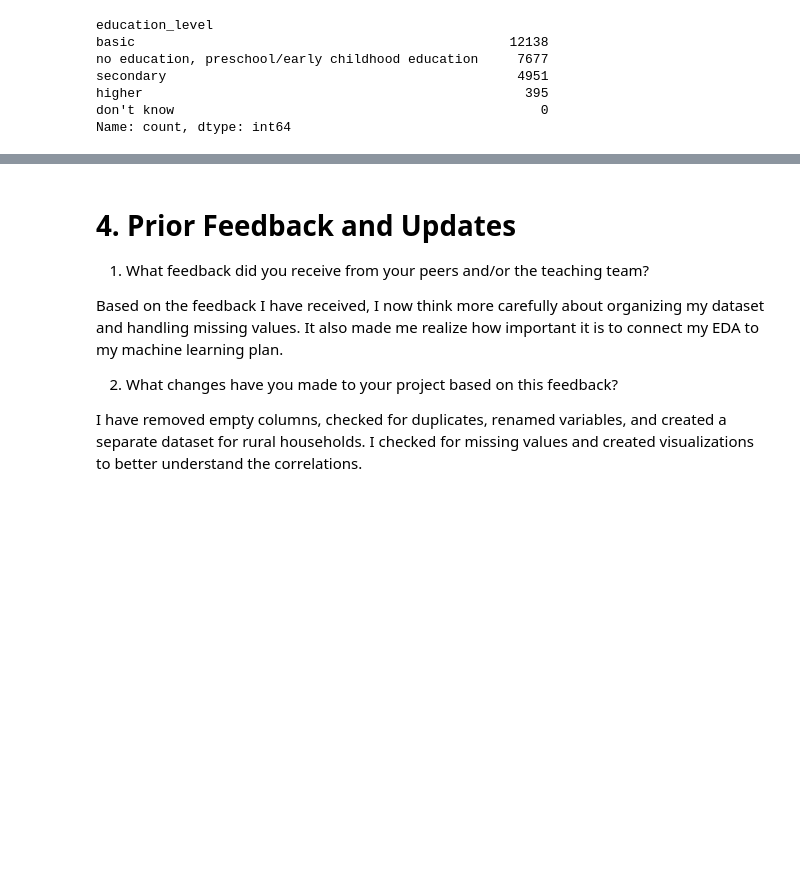
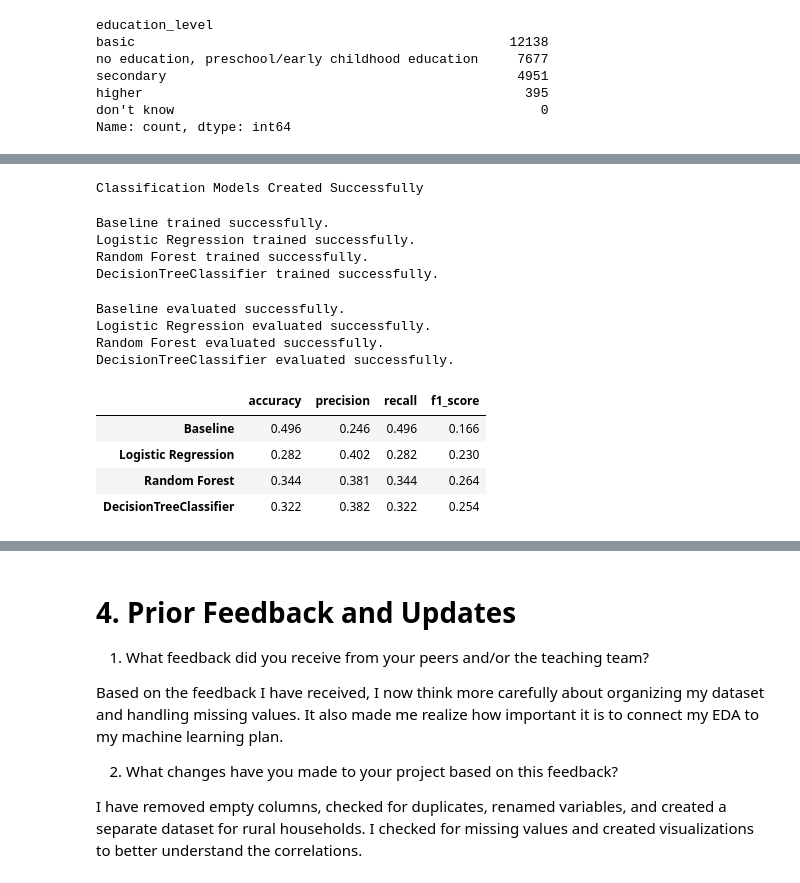
Before and after one commit to IT4063C-Fall2026/data-tech-analytics-final-project-reshikagg, a Jupyter notebook: source.ipynb, the cells around one changed output, grey strips where cells are left out. Drawn from its saved outputs; the diff is of its cells as text; code cells hidden in the pictures; blank space fills up the shorter version.

```diff
--- a/source.ipynb
+++ b/source.ipynb
@@ -795,0 +1005,73 @@ I plan to record unknown education levels and exclude the "don't know" from the
+# %%
+#3.6 Create Classifcation Models
+
+models = {
+    "Baseline": DummyClassifier(strategy='most_frequent', random_state=42),
+    "Logistic Regression": LogisticRegression(max_iter=1000, class_weight='balanced', random_state=42),
+    "Random Forest": RandomForestClassifier(n_estimators=100, class_weight='balanced', random_state=42),
+    "DecisionTreeClassifier": DecisionTreeClassifier(class_weight='balanced', random_state=42),
+}
+
+print("Classification Models Created Successfully")
+# %% [output]
+Classification Models Created Successfully
+# %%
+#3.7 Train Classfifcation Models
+
+trained_models = {}
+for model_name, model in models.items():
+    # Create a pipeline with preprocessing and the model
+    pipeline = Pipeline(steps=[
+        ('preprocessor', preprocessor),
+        ('classifier', model)
+    ])
+
+    # Train the model
+    pipeline.fit(x_train, y_train)
+
+    # Store the trained model
+    trained_models[model_name] = pipeline
+
+    print(f"{model_name} trained successfully.")
+# %% [output]
+Baseline trained successfully.
+Logistic Regression trained successfully.
+Random Forest trained successfully.
+DecisionTreeClassifier trained successfully.
+# %%
+#3.8 Evaluate Classification Models
+
+results = {}
+for model_name, pipeline in trained_models.items():
+    # Make predictions on the test set
+    y_pred = pipeline.predict(x_test)
+
+    # Calculate evaluation metrics
+    accuracy = accuracy_score(y_test, y_pred)
+    precision = precision_score(y_test, y_pred, average='weighted', zero_division=0)
+    recall = recall_score(y_test, y_pred, average='weighted', zero_division=0)
+    macro_f1 = f1_score(y_test, y_pred, average='macro', zero_division=0)
+
+    # Store the results
+    results[model_name] = {
+        'accuracy': accuracy,
+        'precision': precision,
+        'recall': recall,
+        'f1_score': macro_f1
+    }
+
+    print(f"{model_name} evaluated successfully.")
+# %% [output]
+Baseline evaluated successfully.
+Logistic Regression evaluated successfully.
+Random Forest evaluated successfully.
+DecisionTreeClassifier evaluated successfully.
+# %%
+results_df = pd.DataFrame(results).T
+display(results_df.round(3))
+# %% [output]
+|  | accuracy | precision | recall | f1_score |
+| Baseline | 0.496 | 0.246 | 0.496 | 0.166 |
+| Logistic Regression | 0.282 | 0.402 | 0.282 | 0.230 |
+| Random Forest | 0.344 | 0.381 | 0.344 | 0.264 |
+| DecisionTreeClassifier | 0.322 | 0.382 | 0.322 | 0.254 |
```
Also changed, not shown: parts of 10 cells of this notebook.
